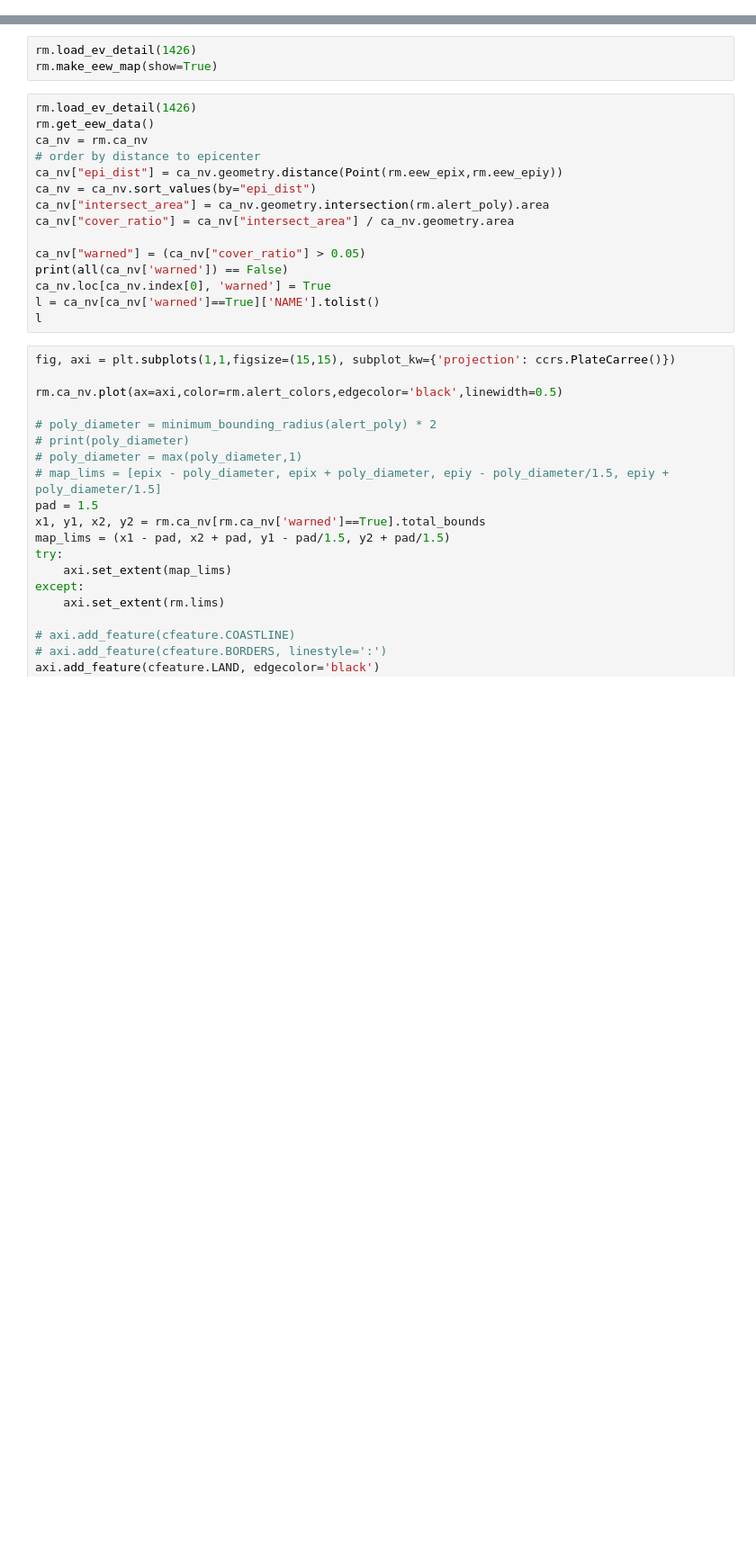
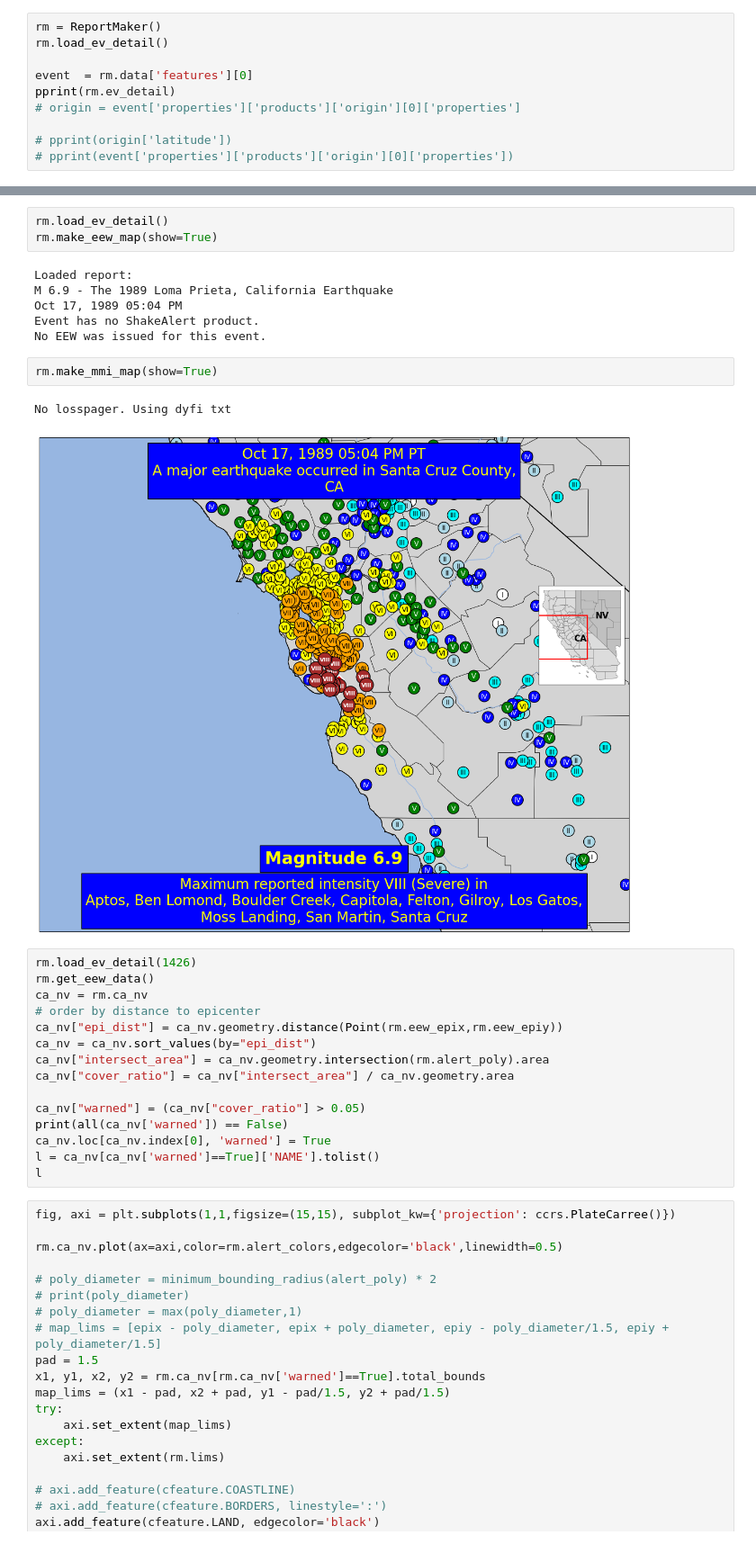
Before and after one commit to We4therMan/Earthquake_Report_Bot, a Jupyter notebook: test_rmaker.ipynb, the cells around one changed output, grey strips where cells are left out. Shown at 90% size. Drawn from its saved outputs; the diff is of its cells as text; blank space fills up the shorter version.

Commit message:
added id lookup and changed basic data read-in

```diff
--- a/test_rmaker.ipynb
+++ b/test_rmaker.ipynb
@@ -18,0 +24,10 @@ rm = ReportMaker()
+# %%
+rm = ReportMaker()
+rm.load_ev_detail()
+
+event  = rm.data['features'][0]
+pprint(rm.ev_detail)
+# origin = event['properties']['products']['origin'][0]['properties']
+
+# pprint(origin['latitude'])
+# pprint(event['properties']['products']['origin'][0]['properties'])
@@ -19,6 +52,17 @@ rm = ReportMaker()
 # %%
-rm.load_ev_detail(1426)
+rm.load_ev_detail()
 rm.make_eew_map(show=True)
+# %% [output]
+Loaded report:
+M 6.9 - The 1989 Loma Prieta, California Earthquake
+Oct 17, 1989 05:04 PM
+Event has no ShakeAlert product.
+No EEW was issued for this event.
+# %%
+rm.make_mmi_map(show=True)
+# %% [output]
+No losspager. Using dyfi txt
+[figure, added]
 # %%
 rm.load_ev_detail(1426)
 rm.get_eew_data()
```
Also changed, not shown: parts of 5 cells of this notebook, 3 other files.
